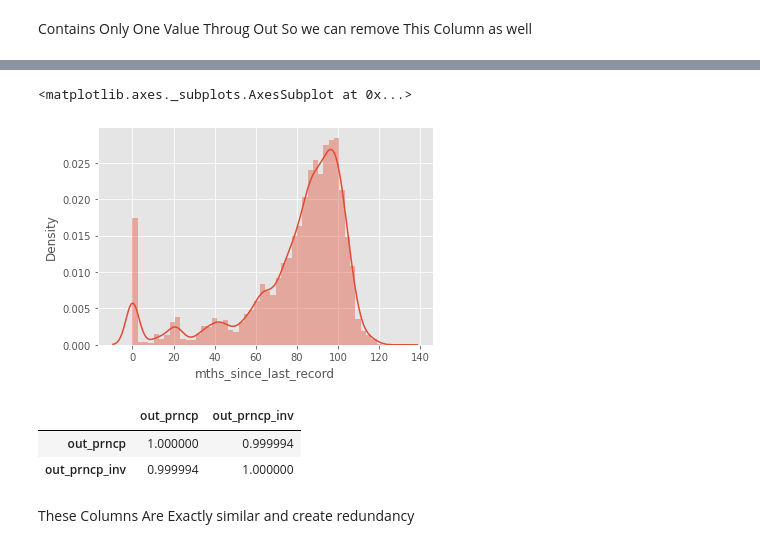
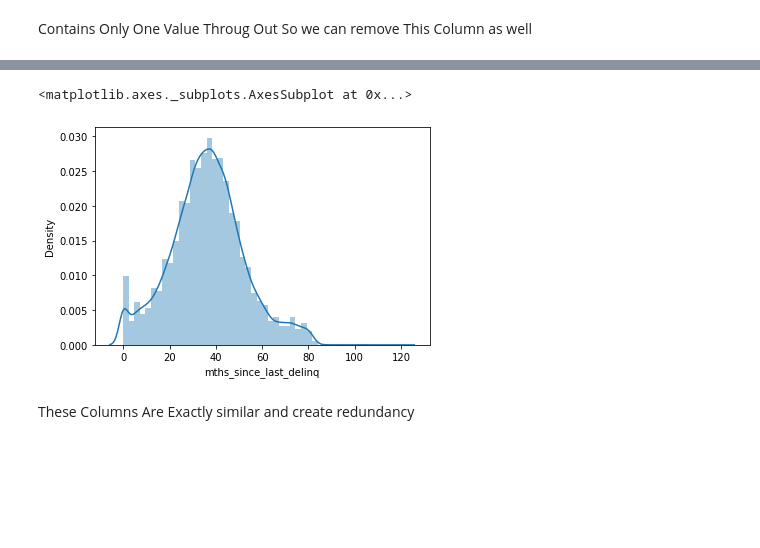
Before and after one commit to mishraraaj/Loan-Default-Prediction, a Jupyter notebook: raj_mishra_Team_2_Capstone_Project_2_Loan_Default_Prediction_.ipynb, the cells around one changed output, grey strips where cells are left out. Saved outputs shown, nothing was run; the diff lists cells and outputs as text; code cells hidden in the pictures; blank space fills up the shorter version.

```diff
--- a/raj_mishra_Team_2_Capstone_Project_2_Loan_Default_Prediction_.ipynb
+++ b/raj_mishra_Team_2_Capstone_Project_2_Loan_Default_Prediction_.ipynb
@@ -373,0 +534,2 @@ sns.pairplot(df,corner=True,hue='loan_status')
+# %%
+columns_wit90nans=df[df.columns[df.isnull().mean() > 0.9]].columns.to_list()
@@ -374,3 +540,5 @@ sns.pairplot(df,corner=True,hue='loan_status')
+# %%
+df=df.drop(columns=columns_wit90nans)
 # %%
 df.isna().sum()
 # %% [output]
@@ -403,6 +562,6 @@ df.corr()
 # %%
 from sklearn.impute import KNNImputer
-imputer = KNNImputer(n_neighbors=5, weights='uniform', metric='nan_euclidean')
+imputer = KNNImputer(n_neighbors=5, weights='distance', metric='nan_euclidean')
 # %%
 X=df.values
 # %%
@@ -419,2 +578,2 @@ Xtrans.shape
 # %%
-new_df=pd.DataFrame(Xtrans,columns=df.columns.to_list())
+df=pd.DataFrame(Xtrans,columns=df.columns.to_list())
@@ -440,13 +580,7 @@ dtype: int64
 # %%
-sns.distplot(new_df['mths_since_last_record'])
+sns.distplot(df['mths_since_last_delinq'])
 # %% [output]
 <matplotlib.axes._subplots.AxesSubplot at 0x...>
-[figure, old version]
+[figure, new version]
-# %%
-new_df[['out_prncp','out_prncp_inv']].corr()
-# %% [output]
-|  | out_prncp | out_prncp_inv |
-| out_prncp | 1.000000 | 0.999994 |
-| out_prncp_inv | 0.999994 | 1.000000 |
 # %% [markdown]
 These Columns Are Exactly similar and create redundancy
```
Also changed, not shown: parts of 121 cells of this notebook.
